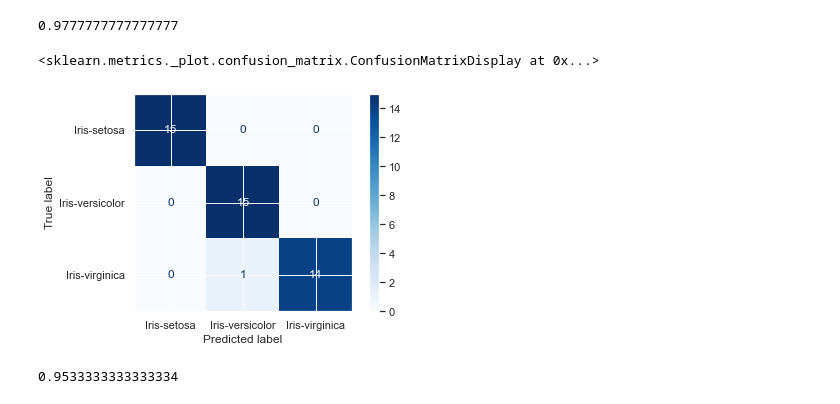
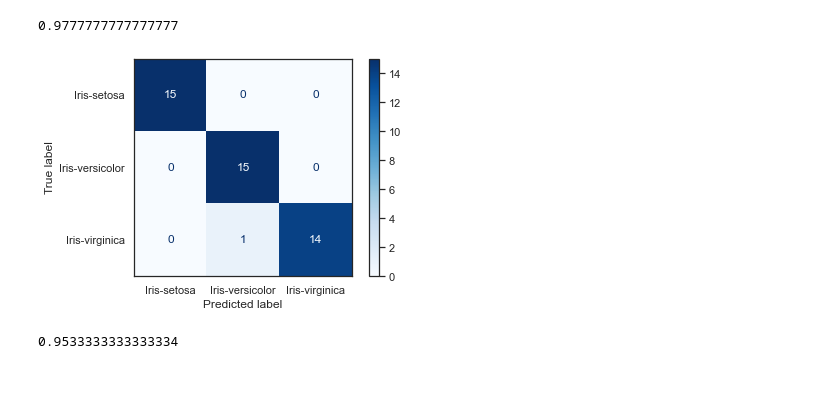
Before and after one commit to magdalenagam/Iris-flowers, a Jupyter notebook: Iris.ipynb, the cells around one changed output. Saved outputs shown, nothing was run; the diff lists cells and outputs as text; code cells hidden in the pictures.

```diff
--- a/Iris.ipynb
+++ b/Iris.ipynb
@@ -7,6 +7,7 @@ import seaborn as sns
 
 %matplotlib inline
 sns.set(style = 'darkgrid')
+sns.set_palette('tab10')
 
 iris = pd.read_csv('iris.csv')
 iris.drop('Id', axis=1, inplace=True)
@@ -83,11 +84,12 @@ knn.score(X_test, y_test)
 0.9777777777777777
 # %%
 # confusion matrix
-from sklearn.metrics import plot_confusion_matrix
-plot_confusion_matrix(knn, X_test, y_test, cmap=plt.cm.Blues)
+from sklearn.metrics import ConfusionMatrixDisplay
+sns.set(style = 'white')
+ConfusionMatrixDisplay.from_estimator(knn, X_test, y_test, cmap='Blues')
+plt.show()
 # %% [output]
-<sklearn.metrics._plot.confusion_matrix.ConfusionMatrixDisplay at 0x...>
-[figure, old version]
+[figure, new version]
 # %%
 # cross validation
 from sklearn.model_selection import cross_val_score
```
Also changed, not shown: parts of 1 cell of this notebook.
